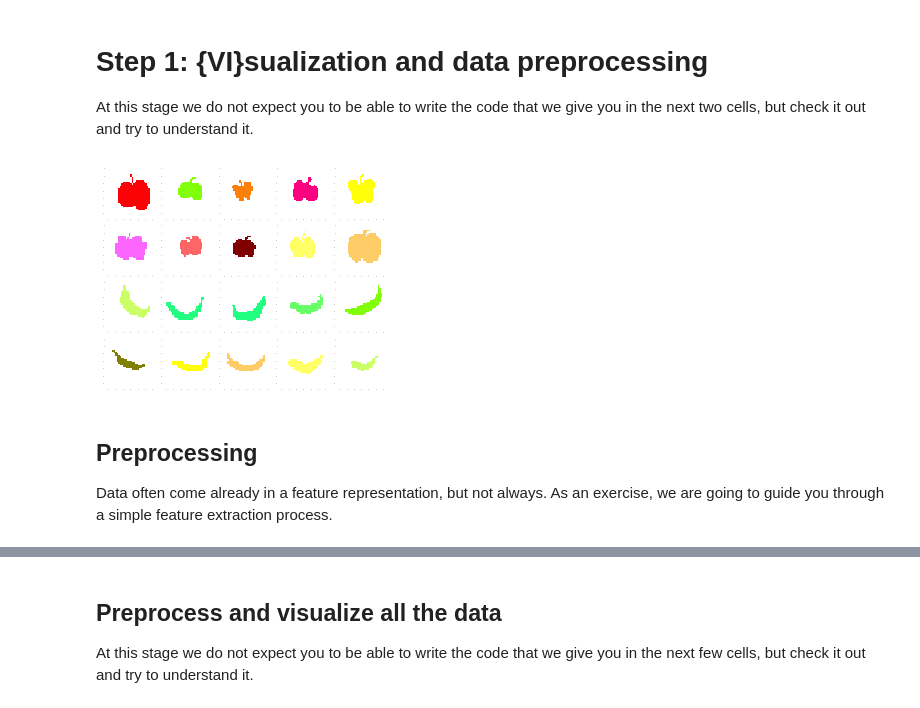
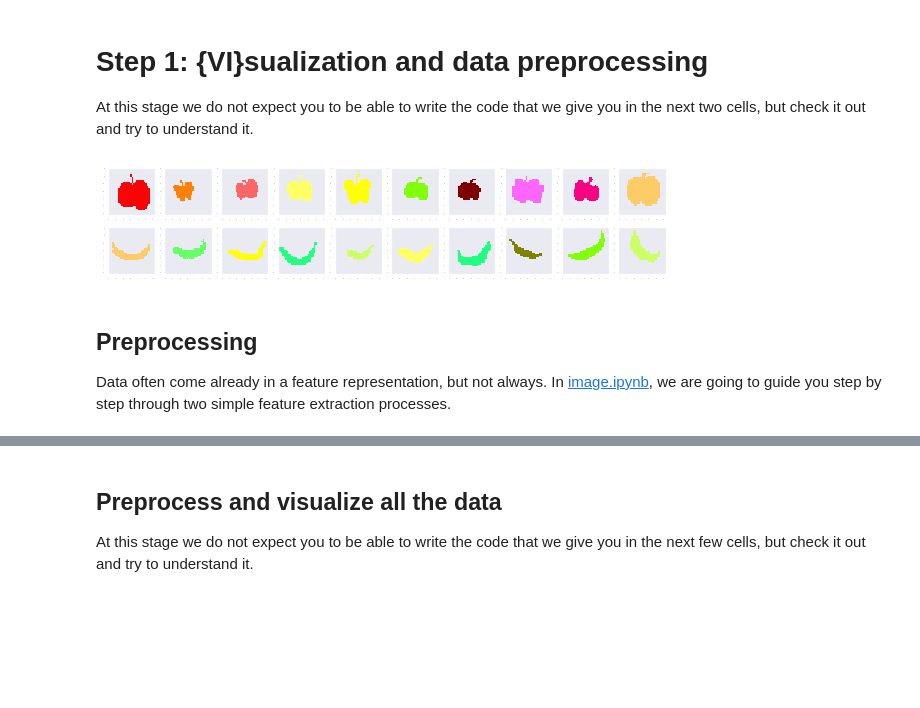
Before and after one commit to madclam/info113, a Jupyter notebook: source/HW1/workflow.ipynb, the cells around one changed output, grey strips where cells are left out. Cells and saved outputs as stored; diff of their text form; code cells hidden in the pictures; blank space fills up the shorter version.

```diff
--- a/source/HW1/workflow.ipynb
+++ b/source/HW1/workflow.ipynb
@@ -25,24 +25,39 @@ def get_files(datadir, type = 'a'):
         for name in files:
             if not re.search('.ipynb|.DS_Store', name) and re.search(type, name):
                 file_list.append(os.path.join(root, name))
-    return file_list
+    return sorted(file_list, key = str)
+
+def get_image(path):
+    ''' Function that gets an image and set its background to transparent. '''
+    img = Image.open(path)
+    data=img.getdata()  # Get a list of tuples
+    newData=[]
+    for a in data:
+        a=a[:3] # Shorten to RGB
+        if np.mean(np.array(a)) == 255: # the background is white
+            a=a+(0,) # Put a transparent value in A channel (the fourth one)
+        else:
+            a=a+(255,) # Put a non- transparent value in A channel
+        newData.append(a)
+    img.putdata(newData) # Get new img ready
+    return img
 # %%
 data_dir = './mini-dataset'
 a_files = get_files(data_dir, 'a')
 b_files = get_files(data_dir, 'b')
-columns = 5
+columns = 10
 rows = len(a_files+b_files)/columns
 fig=plt.figure(figsize=(columns, rows))
 k=1
 for filename in a_files+b_files:
-    img=Image.open(filename)
+    img=get_image(filename)
     fig.add_subplot(rows, columns, k)
     plt.imshow(img)
     plt.tick_params(axis='both', labelsize=0, length = 0)
     plt.grid(b=False)
     k=k+1
 # %% [output]
-[figure, old version]
+[figure, new version]
 # %% [markdown]
 ## Preprocessing
-Data often come already in a feature representation, but not always. As an exercise, we are going to guide you through a simple feature extraction process.
+Data often come already in a feature representation, but not always. In [image.ipynb](image.ipynb), we are going to guide you step by step through two simple feature extraction processes.
```
Also changed, not shown: parts of 36 cells of this notebook, 20 other files.
